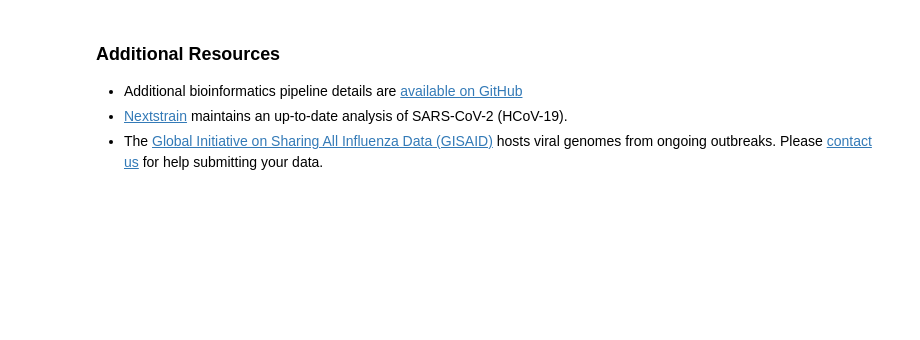
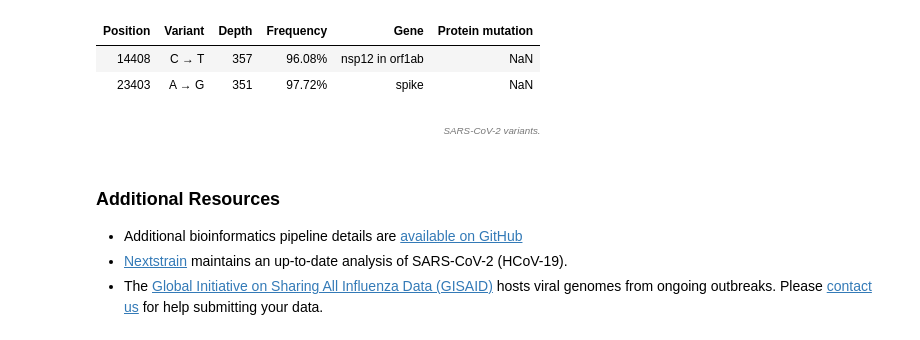
Before and after one commit to onecodex/sars-cov-2, a Jupyter notebook: report.ipynb, the cells around one changed output. Drawn from its saved outputs; the diff is of its cells as text; code cells hidden in the pictures; blank space fills up the shorter version.

```diff
--- a/report.ipynb
+++ b/report.ipynb
@@ -40,3 +44,6 @@ BED_FILE_PATH = os.environ.get("BED_FILE_PATH", "reference/artic-v1/ARTIC-V1.bed
 REFERENCE_NAME = os.path.basename(REFERENCE_PATH).rstrip('.fasta')
 # %%
-!bash covid19_call_variants.sh {REFERENCE_PATH} {sample_filename} {BED_FILE_PATH} command > variants.log 2>&1
+#if os.getenv("ORBITER_SEQUENCING_PLATFORM") == "Oxford Nanopore":
+
+mindepth = 50
+!bash covid19_call_variants.artic.sh {sample_filename} #> variants.log 2>&1
@@ -61,22 +91,21 @@ with open("snps.depth") as handle:
         )
 depth_table = pd.DataFrame(depth_table, columns=["reference", "position", "depth"])
 # %%
-# calculate genome coverage (what percent of bases are coveraged at X coverage)
+# Calculate genome coverage (what percent of bases are coveraged at X coverage)
 # Use a fixed reference length that we use for `samtools depth` above
-reference_length = len(reference[0])
 
 covered_sites = set()
-covered_sites_10x = set()
+covered_sites_mindepth = set()
 
 for _, row in depth_table.iterrows():
     row = row.to_dict()
     if row["depth"] >= 1:
         covered_sites.add(row["position"])
-    if row["depth"] >= 10:
-        covered_sites_10x.add(row["position"])
+    if row["depth"] >= mindepth:
+        covered_sites_mindepth.add(row["position"])
 
 cov = len(covered_sites) / reference_length
-cov_10x = len(covered_sites_10x) / reference_length
+cov_mindepth = len(covered_sites_mindepth) / reference_length
 # %%
 # get mean over windows because altair can't handle > 5k points ...
 binned_depths = []
@@ -136,30 +202,36 @@ plot
 # %%
-DEPTH_FILTER = 10
+# Can use the previously defined mindepth instead of DEPTH_FILTER
 
-if snp_table.empty or snp_table.loc[snp_table["ALT_DP"] >= DEPTH_FILTER, :].shape[0] == 0:
+if snp_table.empty or snp_table.loc[snp_table["depth"] >= mindepth, :].shape[0] == 0:
     table = pd.DataFrame(columns=["POS", "Variant", "Gene"])
+    # should display mindepth instead of 10x
     table = HTML(
-        "<div style='text-align: center; color: #555; width: 100%;'><em>No SNPs found >= 10× depth.</em><br /><br /></div>"
+        "<div style='text-align: center; color: #555; width: 100%;'><em>No SNPs found >= 50x depth.</em><br /><br /></div>"
     )
 else:
-    snp_table["Position"] = snp_table["POS"]
-    snp_table["Variant"] = [f"{r['REF']} → {r['ALT']}" for _, r in snp_table.iterrows()]
-    snp_table["Depth"] = snp_table["ALT_DP"].apply(lambda x: f"{x}×")
-    snp_table["Frequency"] = snp_table["ALT_FREQ"].apply(lambda x: f"{x * 100:.0f}%")
+    snp_table["Position"] = snp_table["position"]
+    snp_table["Variant"] = [f"{r['ref allele']} → {r['alt allele']}" for _, r in snp_table.iterrows()]
+    snp_table["Depth"] = snp_table["depth"]
+    snp_table["Frequency"] = snp_table["alt frequency"] # Already expressed as a percentage to 2 decimal places
+    snp_table["Gene"] = snp_table["orf"]
+    snp_table["Protein mutation"] = snp_table["protein sequence variant"]
 
-    # snp_table["Gene"] = "TODO"
     table = snp_table.loc[
-        snp_table["ALT_DP"] >= DEPTH_FILTER, ["Position", "Variant", "Depth", "Frequency"]
-    ]  # , "Gene"]]
+        snp_table["Depth"] >= mindepth, ["Position", "Variant", "Depth", "Frequency", "Gene", "Protein mutation"]
+    ]  # , "Gene", "Protein change"]]
     table = HTML(table.to_html(index=False))
 table
+# %% [output]
+| Position | Variant | Depth | Frequency | Gene | Protein mutation |
+| 14408 | C → T | 357 | 96.08% | nsp12 in orf1ab | NaN |
+| 23403 | A → G | 351 | 97.72% | spike | NaN |
 # %%
 legend_text = "SARS-CoV-2 variants."
 n_extra_variants = (
-    snp_table[snp_table["ALT_DP"] < DEPTH_FILTER].shape[0] if not snp_table.empty else 0
+    snp_table[snp_table["Depth"] < mindepth].shape[0] if not snp_table.empty else 0
 )
 if n_extra_variants:
-    legend_text += f" An additional {n_extra_variants} variant{'s' if n_extra_variants > 1 else ''} <10× depth {'are' if n_extra_variants > 1 else 'is'} not shown."
+    legend_text += f" An additional {n_extra_variants} variant{'s' if n_extra_variants > 1 else ''} <{mindepth}× depth {'are' if n_extra_variants > 1 else 'is'} not shown."
 if os.environ.get("ONE_CODEX_REPORT_UUID"):
     legend_text += f"""
          A variants TSV and consensus FASTA is available <a target="_blank" href=\"{'https://app.onecodex.com/report/' + os.environ['ONE_CODEX_REPORT_UUID'] + '/files'}\">here</a>.
@@ -169,6 +241,8 @@ HTML(
     + legend_text
     + "</em></div>"
 )
+# %% [output]
+SARS-CoV-2 variants.
 # %% [markdown]
 ### Additional Resources
 
```
Also changed, not shown: parts of 15 cells of this notebook, 17 other files.
